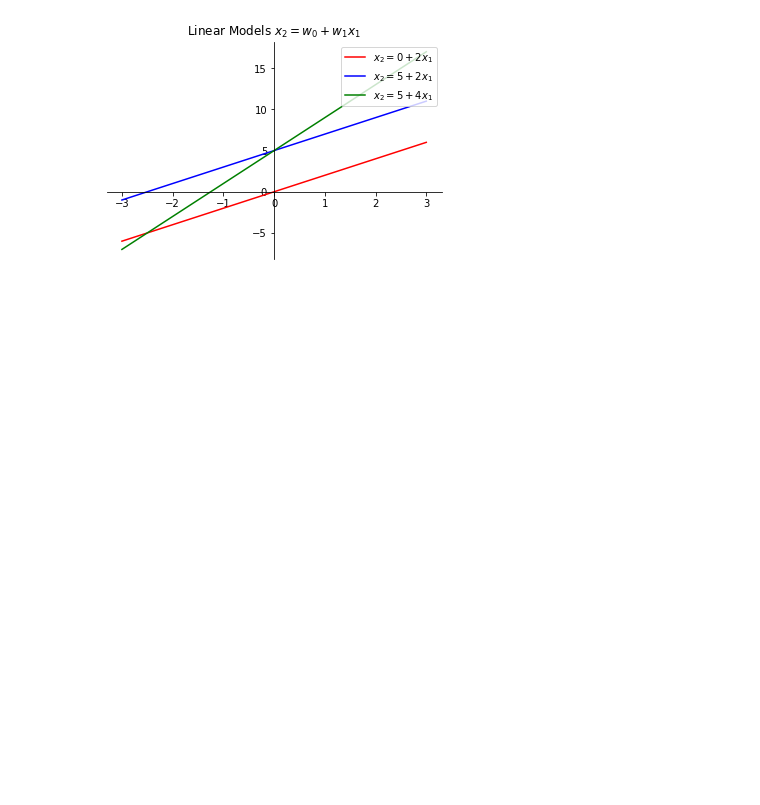
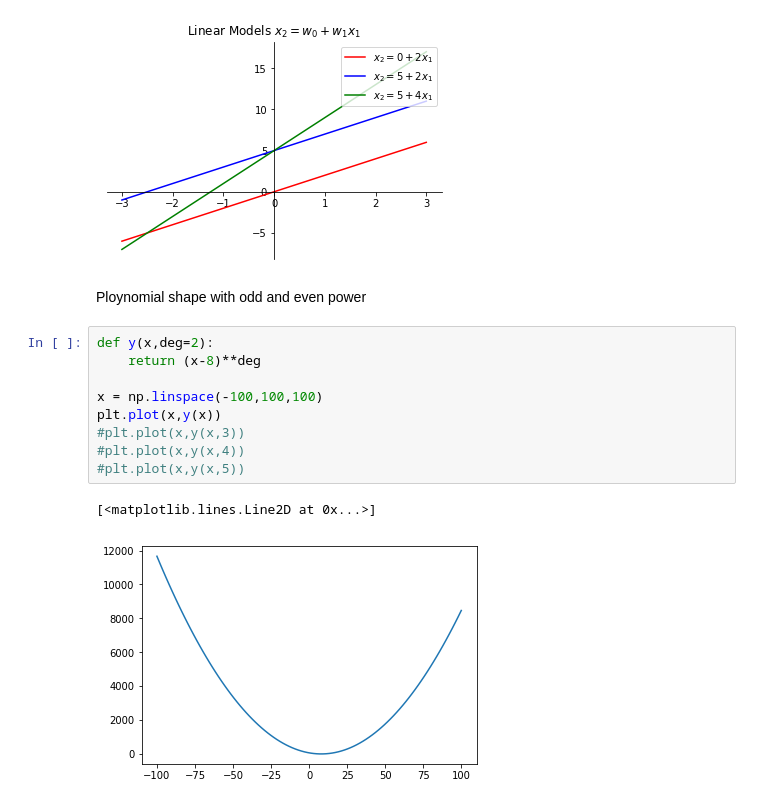
Before and after one commit to AltahhanAi/Data_Science, a Jupyter notebook: docs/content/unit4/exercises/Exercise4_Basis_Visualisation_and_their_weights.ipynb, the cells around one changed output. Drawn from its saved outputs; the diff is of its cells as text; blank space fills up the shorter version.

```diff
--- a/docs/content/unit4/exercises/Exercise4_Basis_Visualisation_and_their_weights.ipynb
+++ b/docs/content/unit4/exercises/Exercise4_Basis_Visualisation_and_their_weights.ipynb
@@ -417,3 +417,17 @@ plt.legend(loc='upper right')
 plt.savefig('figures/ClassificaitonLinearModel.png')
 # %% [output]
 [figure]
+# %% [markdown]
+Ploynomial shape with odd and even power
+# %%
+def y(x,deg=2):
+    return (x-8)**deg
+
+x = np.linspace(-100,100,100)
+plt.plot(x,y(x))
+#plt.plot(x,y(x,3))
+#plt.plot(x,y(x,4))
+#plt.plot(x,y(x,5))
+# %% [output]
+[<matplotlib.lines.Line2D at 0x...>]
+[figure, added]
```
Also changed, not shown: parts of 5 cells of this notebook.
